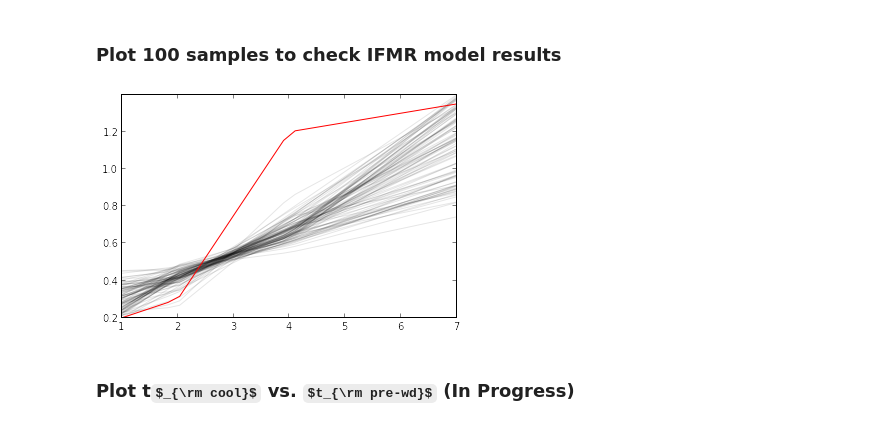
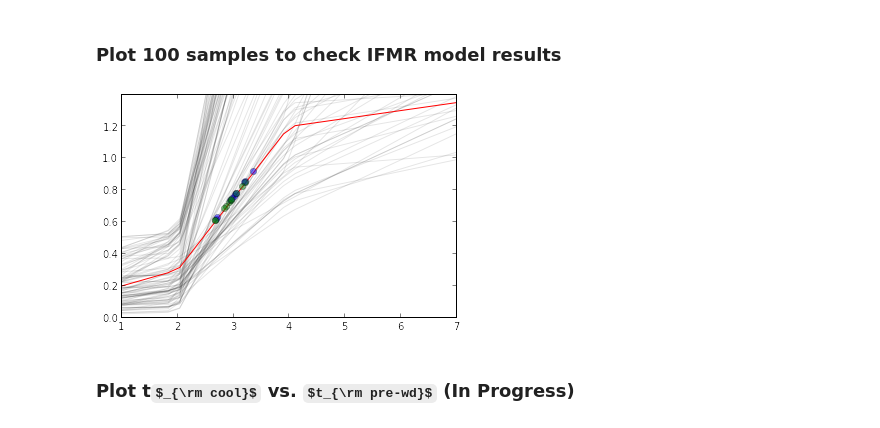
Before and after one commit to astroJeff/separated-at-birth, a Jupyter notebook: notebooks/IFMR Fake Data 1.ipynb, the cells around one changed output. Cells and saved outputs as stored; diff of their text form; code cells hidden in the pictures; some formulas as TeX source.

```diff
--- a/notebooks/IFMR Fake Data 1.ipynb
+++ b/notebooks/IFMR Fake Data 1.ipynb
@@ -273,18 +336,21 @@ def ln_posterior(p, MESA_tcool, DWD):
 # %% [markdown]
 ### Wrapper for emcee
 # %%
+p_i = np.zeros(ndim)
+p_i = 0.2, 0.05, 0.25, 0.15
 
 # This function runs emcee
 def run_inference(MESA_tcool, DWD, nwalkers=32, nburn=200, nsteps=1000):
     # number of parameters
     ndim = 4
+#    ndim = 2
 
     # initial positions for walkers
     p0 = np.zeros((nwalkers,ndim))
-    p0[:,0] = np.random.normal(0.2, 0.05, size=nwalkers) # b1
-    p0[:,1] = np.random.normal(0.15, 0.03, size=nwalkers) # theta_1
-    p0[:,2] = np.random.normal(0.15, 0.03, size=nwalkers) # theta_2
-    p0[:,3] = np.random.normal(0.15, 0.03, size=nwalkers) # theta_3
+    p0[:,0] = np.random.normal(p_i[0], 0.01, size=nwalkers) # b1
+    p0[:,1] = np.random.normal(p_i[1], 0.01, size=nwalkers) # theta_1
+    p0[:,2] = np.random.normal(p_i[2], 0.03, size=nwalkers) # theta_2
+    p0[:,3] = np.random.normal(p_i[3], 0.03, size=nwalkers) # theta_3
 
     args = (MESA_tcool, DWD)
     sampler = emcee.EnsembleSampler(nwalkers=nwalkers, dim=ndim, lnpostfn=ln_posterior, args=args)
@@ -302,5 +368,5 @@ def run_inference(MESA_tcool, DWD, nwalkers=32, nburn=200, nsteps=1000):
 # %% [markdown]
 ### Run emcee
 # %%
-sampler = run_inference(MESA_tcool, DWD, nburn=200, nsteps=1000)
+sampler = run_inference(MESA_tcool, DWD, nburn=50, nsteps=200)
 # %% [markdown]
@@ -328,6 +490,7 @@ for i in range(sampler.dim):
 ### Plot 100 samples to check IFMR model results
 # %%
 ndim = 4
+#ndim = 2
 
 samples = sampler.chain[:,:,:].reshape((-1, ndim))
 
@@ -335,6 +498,7 @@ xl = np.array([1.,7.])
 
 M_zams_temp = np.linspace(1.,7.,30)
 
+#for b1, th1 in samples[np.random.randint(len(samples),size=20)]:
 for b1, th1, th2, th3 in samples[np.random.randint(len(samples),size=100)]:
 
     m1 = np.tan(th1)
@@ -344,6 +508,9 @@ for b1, th1, th2, th3 in samples[np.random.randint(len(samples),size=100)]:
     b3 = (m2-m3)*4.0 + b2
 
     M_wd_temp = np.array([])
+
+#    M_wd_temp = m1*M_zams_temp+b1
+
     for m in M_zams_temp:
 
         if m < 2.0:
@@ -358,38 +525,50 @@ for b1, th1, th2, th3 in samples[np.random.randint(len(samples),size=100)]:
 
 
     plt.plot(M_zams_temp, M_wd_temp, color="k", alpha=0.1)
-    plt.ylim(0.2,1.4)
 
 
 # Plot true values
 m1 = np.tan(th1_true)
 m2 = np.tan(th2_true)
 m3 = np.tan(th3_true)
 b1 = b1_true
 b2 = (m1-m2)*2.0 + b1
 b3 = (m2-m3)*4.0 + b2
 
+#print m1, m2, m3
+
 M_wd_temp = np.array([])
+#M_wd_temp = m1*M_zams_temp+b1
 for m in M_zams_temp:
 
     if m < 2.0:
         M_wd_temp = np.append(M_wd_temp, m1*m+b1)
 
     elif m < 4.0:
         M_wd_temp = np.append(M_wd_temp, m2*m+b2)
 
     else:
         M_wd_temp = np.append(M_wd_temp, m3*m+b3)
 
 
 
 plt.plot(M_zams_temp, M_wd_temp, "-r")
-plt.ylim(0.2,1.4)
+
+
+Mzams1_true = get_mzams(p_true, DWD["m1_wd"])
+Mzams2_true = get_mzams(p_true, DWD["m2_wd"])
+
+
+plt.plot(Mzams1_true, DWD["m1_wd"], "o", alpha=0.5)
+plt.plot(Mzams2_true, DWD["m2_wd"], "o", alpha=0.5)
+
+
+plt.ylim(0.0,1.4)
 
 
 plt.show()
 # %% [output]
-[figure, old version]
+[figure, new version]
 # %% [markdown]
 ### Plot t$_{\rm cool}$ vs. $t_{\rm pre-wd}$ (In Progress)
 # %%
```
Also changed, not shown: parts of 11 cells of this notebook.
